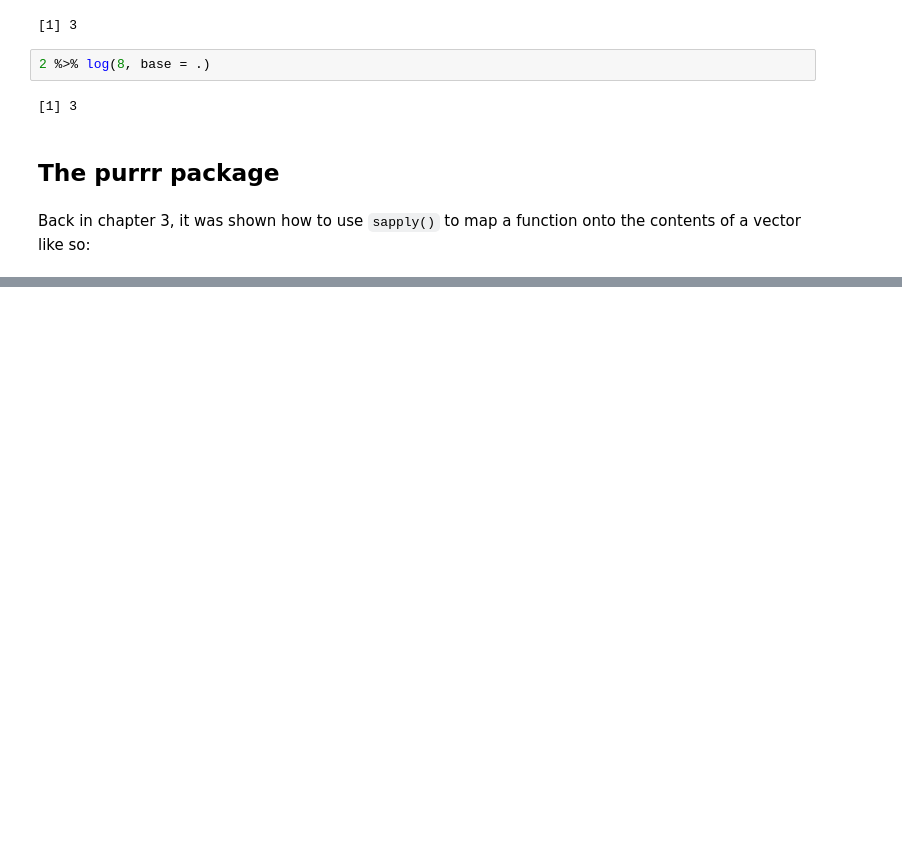
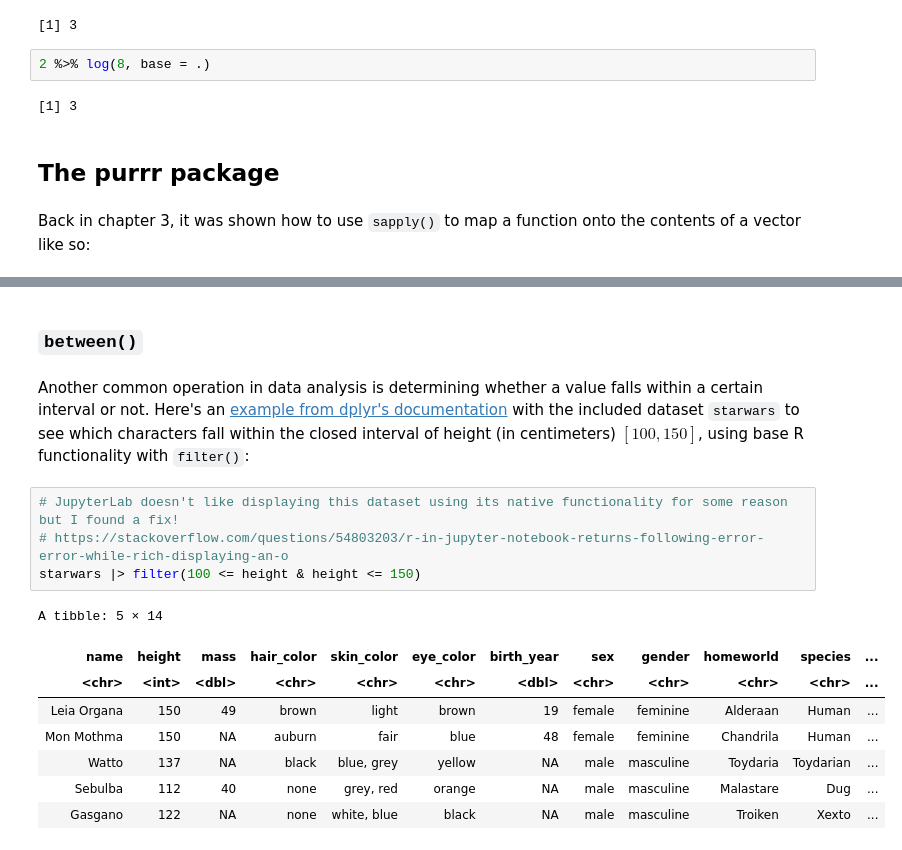
Before and after one commit to readyready15728/data-wrangling-and-visualization-with-r, a Jupyter notebook: 04_the_tidyverse/04_the_tidyverse.ipynb, the cells around one changed output, grey strips where cells are left out. Drawn from its saved outputs; the diff is of its cells as text; blank space fills up the shorter version.

```diff
--- a/04_the_tidyverse/04_the_tidyverse.ipynb
+++ b/04_the_tidyverse/04_the_tidyverse.ipynb
@@ -1191,0 +1333,17 @@ Back in chapter 3, it was shown how to use `sapply()` to map a function onto the
+# %% [markdown]
+### `between()`
+# %% [markdown]
+Another common operation in data analysis is determining whether a value falls within a certain interval or not. Here's an [example from dplyr's documentation](https://dplyr.tidyverse.org/reference/between.html) with the included dataset `starwars` to see which characters fall within the closed interval of height (in centimeters) $[100, 150]$, using base R functionality with `filter()`:
+# %%
+# JupyterLab doesn't like displaying this dataset using its native functionality for some reason but I found a fix!
+# https://stackoverflow.com/questions/54803203/r-in-jupyter-notebook-returns-following-error-error-while-rich-displaying-an-o
+starwars |> filter(100 <= height & height <= 150)
+# %% [output]
+A tibble: 5 × 14
+| name | height | mass | hair_color | skin_color | eye_color | birth_year | sex | gender | homeworld | species | ... |
+| <chr> | <int> | <dbl> | <chr> | <chr> | <chr> | <dbl> | <chr> | <chr> | <chr> | <chr> | ... |
+| Leia Organa | 150 | 49 | brown | light | brown | 19 | female | feminine | Alderaan | Human | ... |
+| Mon Mothma | 150 | NA | auburn | fair | blue | 48 | female | feminine | Chandrila | Human | ... |
+| Watto | 137 | NA | black | blue, grey | yellow | NA | male | masculine | Toydaria | Toydarian | ... |
+| Sebulba | 112 | 40 | none | grey, red | orange | NA | male | masculine | Malastare | Dug | ... |
+| Gasgano | 122 | NA | none | white, blue | black | NA | male | masculine | Troiken | Xexto | ... |
```
Also changed, not shown: parts of 33 cells of this notebook.
